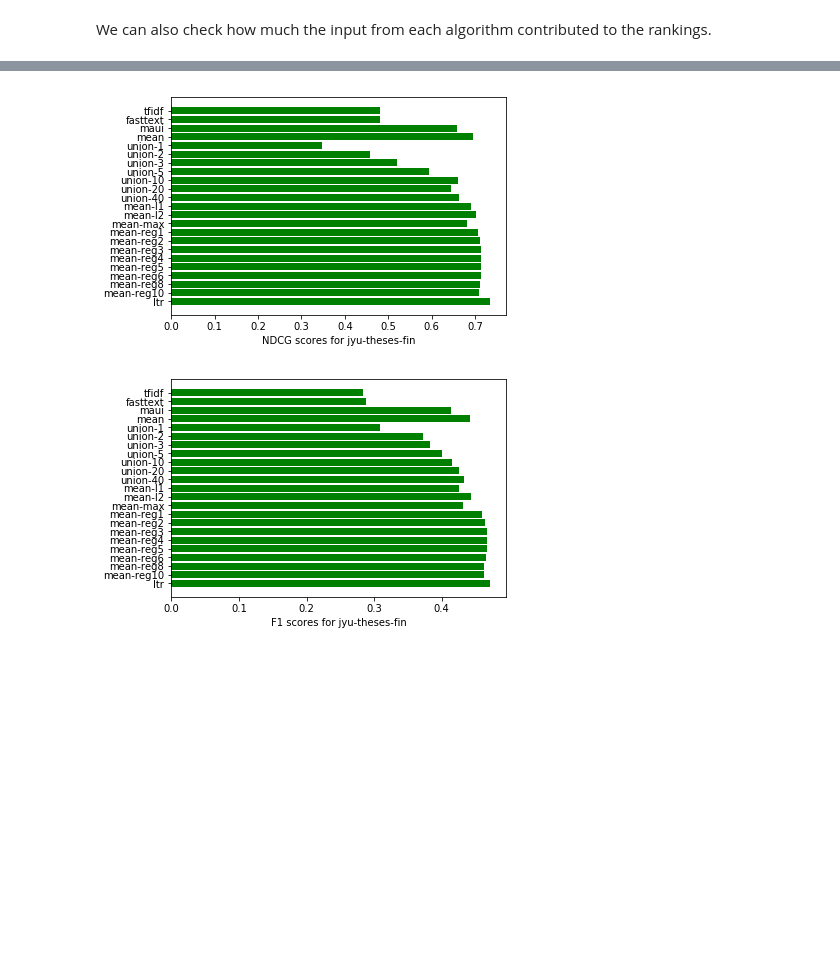
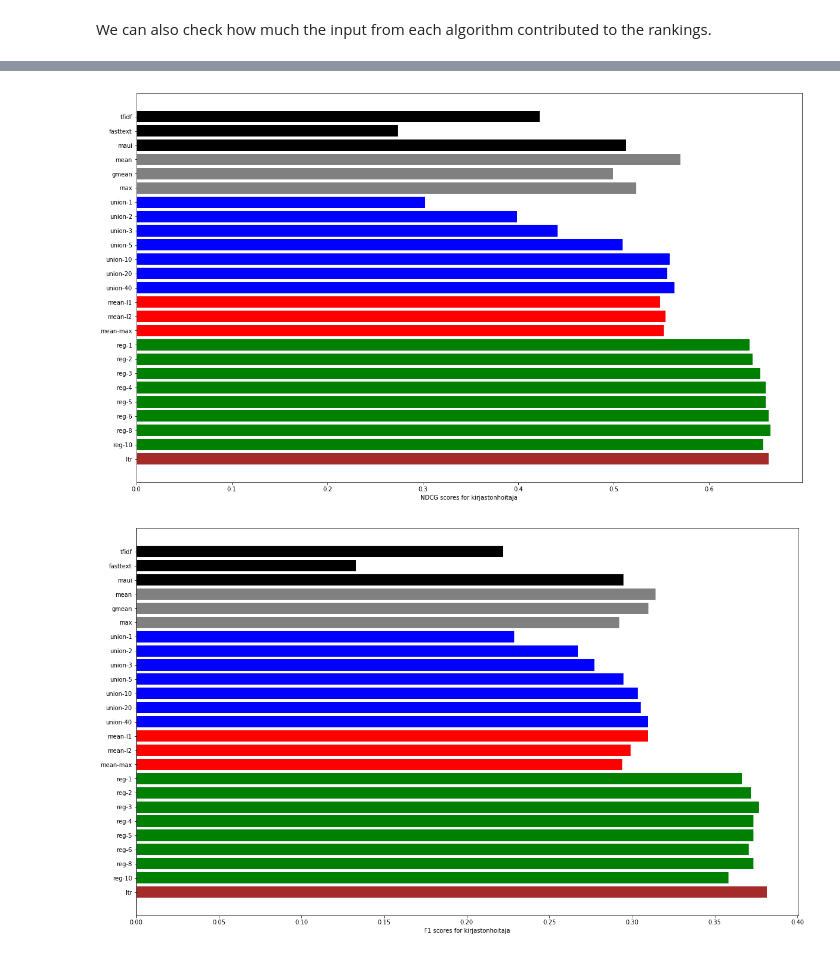
Before and after one commit to osma/Annif-fusion, a Jupyter notebook: Annif-Fusion-LTR.ipynb, the cells around one changed output, grey strips where cells are left out. Cells and saved outputs as stored; diff of their text form; code cells hidden in the pictures; blank space fills up the shorter version.

Commit message:
Finalize plots, write up conclusions

```diff
--- a/Annif-Fusion-LTR.ipynb
+++ b/Annif-Fusion-LTR.ipynb
@@ -326,5 +331,5 @@ for norm in ('l1', 'l2', 'max'):
     for algoid in range(len(ALGORITHMS)):
         Escores_norm[:,:,algoid] = normalize(Escores[:,:,algoid], norm=norm)
     Epreds_norm = multilabel_to_ranking_preds(Escores_norm, Eqids, Ecids)
-    eval_results["mean-" + norm] = evaluate("mean-" + norm, Eqids, Ey, Etrue, Epreds_norm.mean(1), Ecids)
+    eval_results[ds]["mean-" + norm] = evaluate("mean-" + norm, Eqids, Ey, Etrue, Epreds_norm.mean(1), Ecids)
 # %% [output]
@@ -378,6 +383,6 @@ def get_reg_rankings(reg_models, scores, qids, cids):
 for k in (1,2,3,4,5,6,8,10):
     reg_models = build_reg_models(k)
     Epreds_reg = get_reg_rankings(reg_models, Escores, Eqids, Ecids)
-    name = "mean-reg{}".format(k)
-    eval_results[name] = evaluate(name, Eqids, Ey, Etrue, Epreds_reg.mean(1), Ecids)
+    name = "reg-{}".format(k)
+    eval_results[ds][name] = evaluate(name, Eqids, Ey, Etrue, Epreds_reg.mean(1), Ecids)
 # %% [output]
@@ -548,5 +553,5 @@ joblib.dump(model, 'ltr-model.joblib')
 Let's use the model to predict subject rankings on the evaluation documents and evaluate how well it did compared to the other fusion approaches.
 # %%
 Epred = model.predict(EXall)
-eval_results["ltr"] = evaluate("ltr", Eqids, Ey, Etrue, Epred, Ecids)
+eval_results[ds]["ltr"] = evaluate("ltr", Eqids, Ey, Etrue, Epred, Ecids)
 # %% [output]
@@ -633,26 +632,39 @@ for feature, importance in zip(ALL_FEATURES, model.feature_importances_):
 %matplotlib inline
 import matplotlib.pyplot as plt
 
-def plot(measure):
+def bar_color(method):
+    if method in ('mean', 'gmean', 'max'):
+        return 'gray'
+    if method.startswith('union'):
+        return 'blue'
+    if method.startswith('mean'):
+        return 'red'
+    if method.startswith('reg'):
+        return 'green'
+    if method == 'ltr':
+        return 'brown'
+    return 'black'
+
+def plot(ds, measure):
     if measure == 'NDCG':
         idx = 0
     else:
         idx = 1
 
-    fig, ax = plt.subplots()
-    methods = eval_results.keys()
+    fig, ax = plt.subplots(figsize=(20,12))
+    methods = eval_results[ds].keys()
     y_pos = np.arange(len(methods))
-    ndcg_scores = [val[idx] for val in eval_results.values()]
+    ndcg_scores = [val[idx] for val in eval_results[ds].values()]
 
-    ax.barh(y_pos, ndcg_scores, align='center', color='green')
+    ax.barh(y_pos, ndcg_scores, align='center', color=[bar_color(m) for m in methods])
     ax.set_yticks(y_pos)
     ax.set_yticklabels(methods)
     ax.invert_yaxis()  # labels read top-to-bottom
     ax.set_xlabel('{} scores for {}'.format(measure, ds))
     plt.show()
-
-plot('NDCG')
-plot('F1')
-# %% [output]
-[figure, removed]
-[figure, removed]
+# %%
+plot('kirjastonhoitaja', 'NDCG')
+plot('kirjastonhoitaja', 'F1')
+# %% [output]
+[figure, added]
+[figure, added]
```
Also changed, not shown: parts of 19 cells of this notebook.
